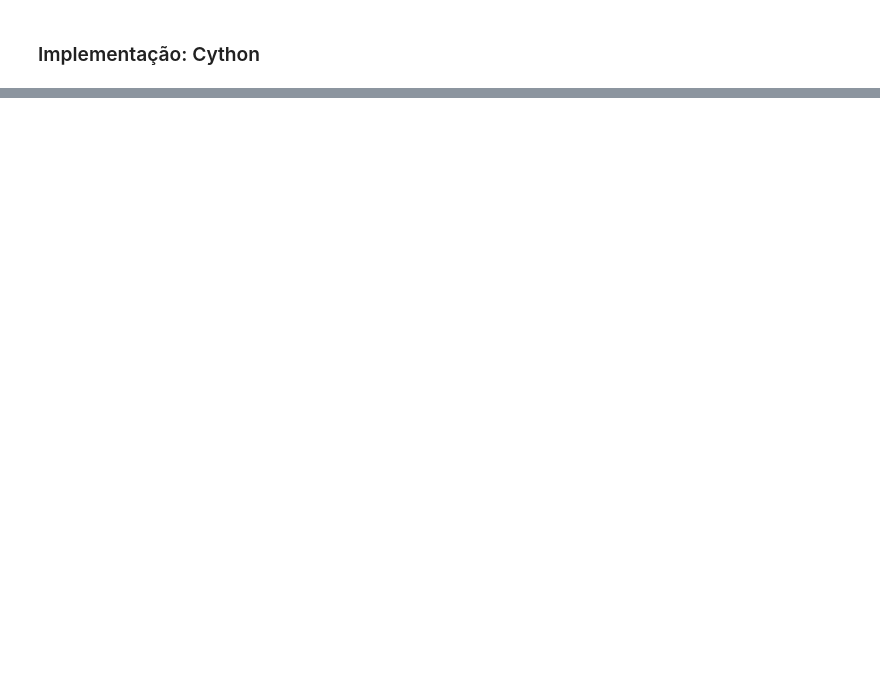
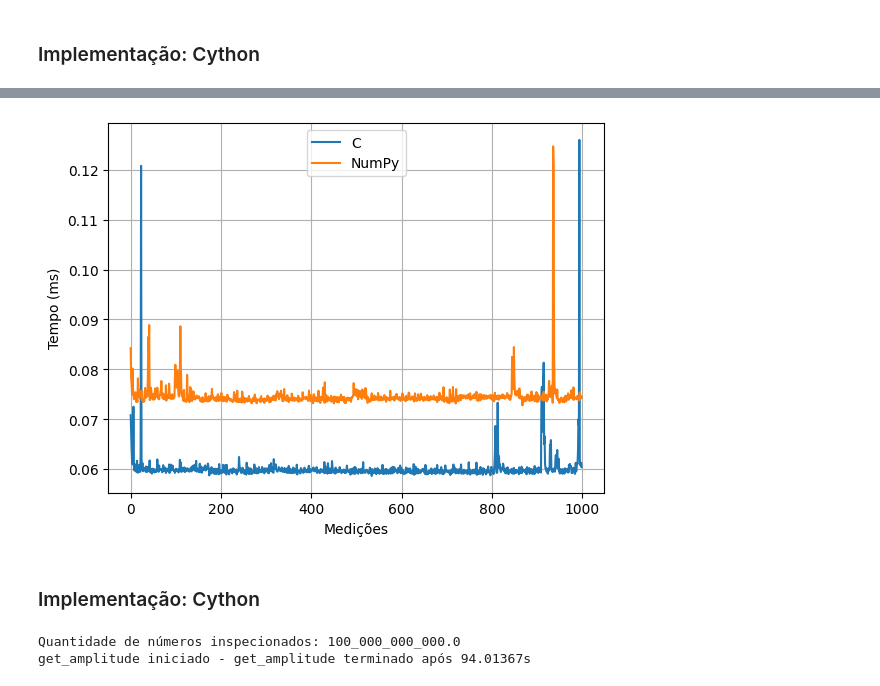
Before and after one commit to marcuscostagraciano/TCC-BSI, a Jupyter notebook: main.ipynb, the cells around one changed output, grey strips where cells are left out. Cells and saved outputs as stored; diff of their text form; code cells hidden in the pictures; blank space fills up the shorter version.

Commit message:
FEAT: add amplitude tests

```diff
--- a/main.ipynb
+++ b/main.ipynb
@@ -364,0 +347,4 @@ LinePlot(timings_data=tempos).generate()
+# %%
+tempos_numpy_ptp = repeaterTimer(
+    function=np.ptp,
+    repeatTimes=NUM_REPETICOES)
@@ -364,0 +356,9 @@ LinePlot(timings_data=tempos).generate()
+# %%
+tempos = pd.DataFrame(
+    data={
+        "C": repeaterTimer(
+            function=get_amplitude_using_C_minMax,
+            repeatTimes=NUM_REPETICOES),
+        "NumPy": tempos_numpy_ptp,
+    }
+)
@@ -364,0 +372,18 @@ LinePlot(timings_data=tempos).generate()
+# %%
+LinePlot(timings_data=tempos).generate()
+# %% [output]
+[figure, added]
+# %% [markdown]
+### Implementação: Cython
+# %%
+tempos = pd.DataFrame(
+    data={
+        "Cython": repeaterTimer(
+            function=get_amplitude,
+            repeatTimes=NUM_REPETICOES),
+        "NumPy": tempos_numpy_min,
+    }
+)
+# %% [output]
+Quantidade de números inspecionados: 100_000_000_000.0
+get_amplitude iniciado - get_amplitude terminado após 94.01367s
```
Also changed, not shown: parts of 32 cells of this notebook, 7 other files.
